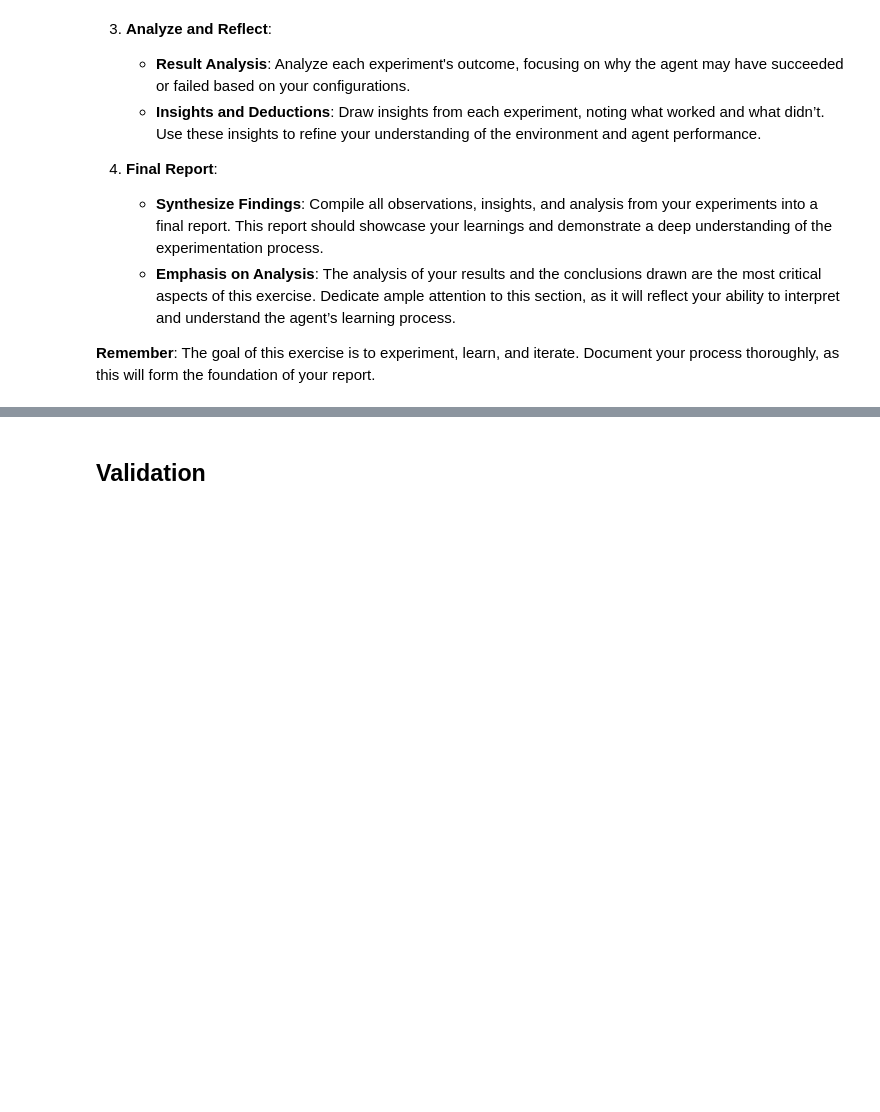
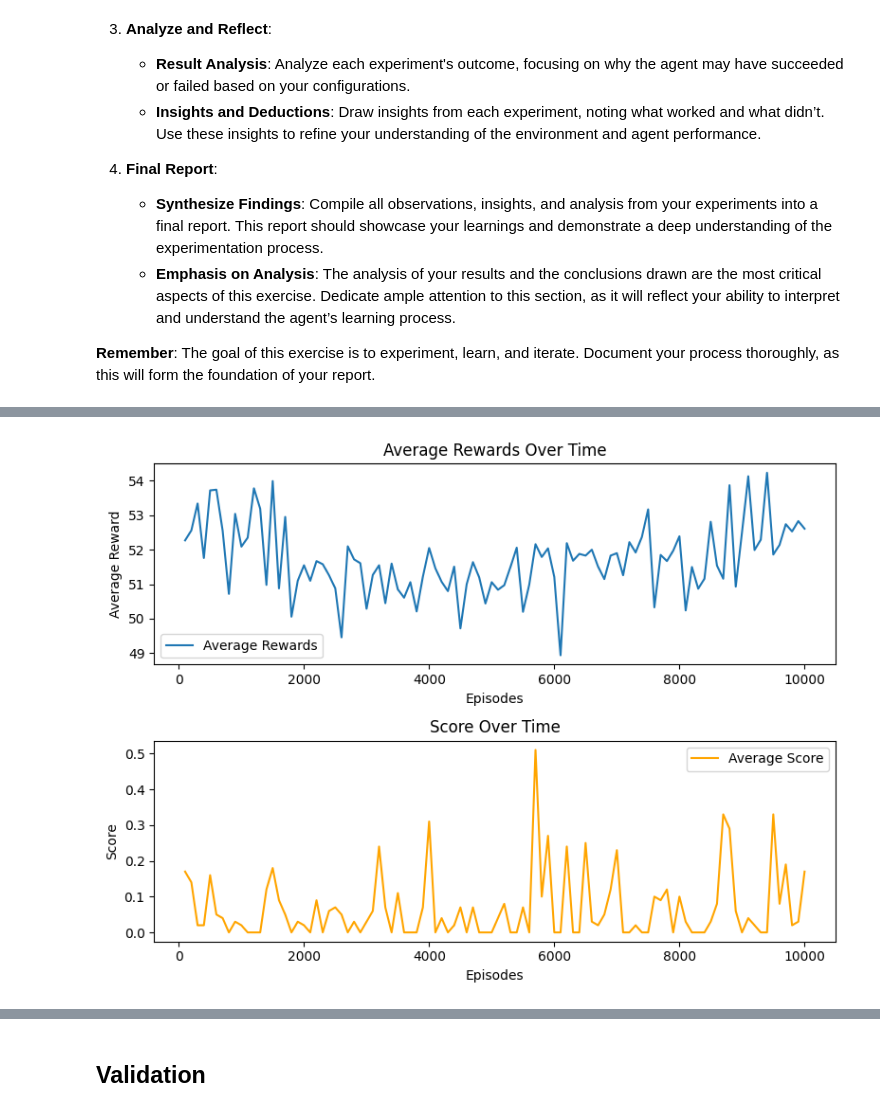
Before and after one commit to Phosics/ReinforcementLearningMidTermFlappyBird, a Jupyter notebook: FlappyBirdMidTerm.ipynb, the cells around one changed output, grey strips where cells are left out. Saved outputs shown, nothing was run; the diff lists cells and outputs as text; code cells hidden in the pictures; blank space fills up the shorter version.

```diff
--- a/FlappyBirdMidTerm.ipynb
+++ b/FlappyBirdMidTerm.ipynb
@@ -723,18 +746,21 @@ In this section, you will conduct a series of experiments to solve the environme
 # Hyper Parameters
 GAMMA             = 0.99
 LEARNING_RATE     = 0.01
-INITIAL_Q_VALUES  = 0
+INITIAL_Q_VALUES  = 0.001
 EPSILON           = 1
-EPSILON_DECAY     = 0.99
+EPSILON_DECAY     = 0.9999
 MIN_EPSILON       = 0.01
 NUMBER_OF_BINS    = 10
 
+LOG_EVERY = 100
+NUMBER_OF_EPISODES = 10000
+
 reward_shaping = lambda x, y, z: x+1
 # %%
-#env = Game(custom_obs=True, preprocess=preprocess, reward_shaping=reward_shaping, custome_observation_map=custome_observation_map)
-env = Game(custom_obs=False, preprocess=preprocess, reward_shaping=reward_shaping, custome_observation_map=custome_observation_map)
+env = Game(custom_obs=True, preprocess=preprocess, reward_shaping=reward_shaping, custome_observation_map=custome_observation_map)
 """
 Insert you experiment code here
 """
-policy_agent = QLearningAgent(env.action_space, env.observation_space, GAMMA, LEARNING_RATE, INITIAL_Q_VALUES, EPSILON, EPSILON_DECAY, MIN_EPSILON)
-policy_agent.train(env, num_episodes=1000, log_every=100)
+video_filename = '/content/vid.mp4'
+policy_agent = QLearningAgent(env.action_space, env.observation_space, video_filename, GAMMA, LEARNING_RATE, INITIAL_Q_VALUES, EPSILON, EPSILON_DECAY, MIN_EPSILON)
+rewards, scores = policy_agent.train(env, NUMBER_OF_EPISODES, LOG_EVERY)
@@ -740,0 +785,25 @@ policy_agent.train(env, num_episodes=1000, log_every=100)
+# %%
+# Plot rewards and score
+fig, axs = plt.subplots(2, 1, figsize=(8, 6))
+
+# Generate X-axis values (e.g., for every 100 episodes)
+episodes = np.arange(LOG_EVERY, LOG_EVERY + len(rewards) * LOG_EVERY, LOG_EVERY)
+
+# Plot rewards
+axs[0].plot(episodes, rewards, label='Average Rewards')
+axs[0].set_xlabel('Episodes')
+axs[0].set_ylabel('Average Reward')
+axs[0].set_title('Average Rewards Over Time')
+axs[0].legend()
+
+#Plot scores
+axs[1].plot(episodes, scores, label='Average Score', color='orange')
+axs[1].set_xlabel('Episodes')
+axs[1].set_ylabel('Score')
+axs[1].set_title('Score Over Time')
+axs[1].legend()
+
+plt.tight_layout()
+plt.show()
+# %% [output]
+[figure, added]
```
Also changed, not shown: parts of 7 cells of this notebook.
